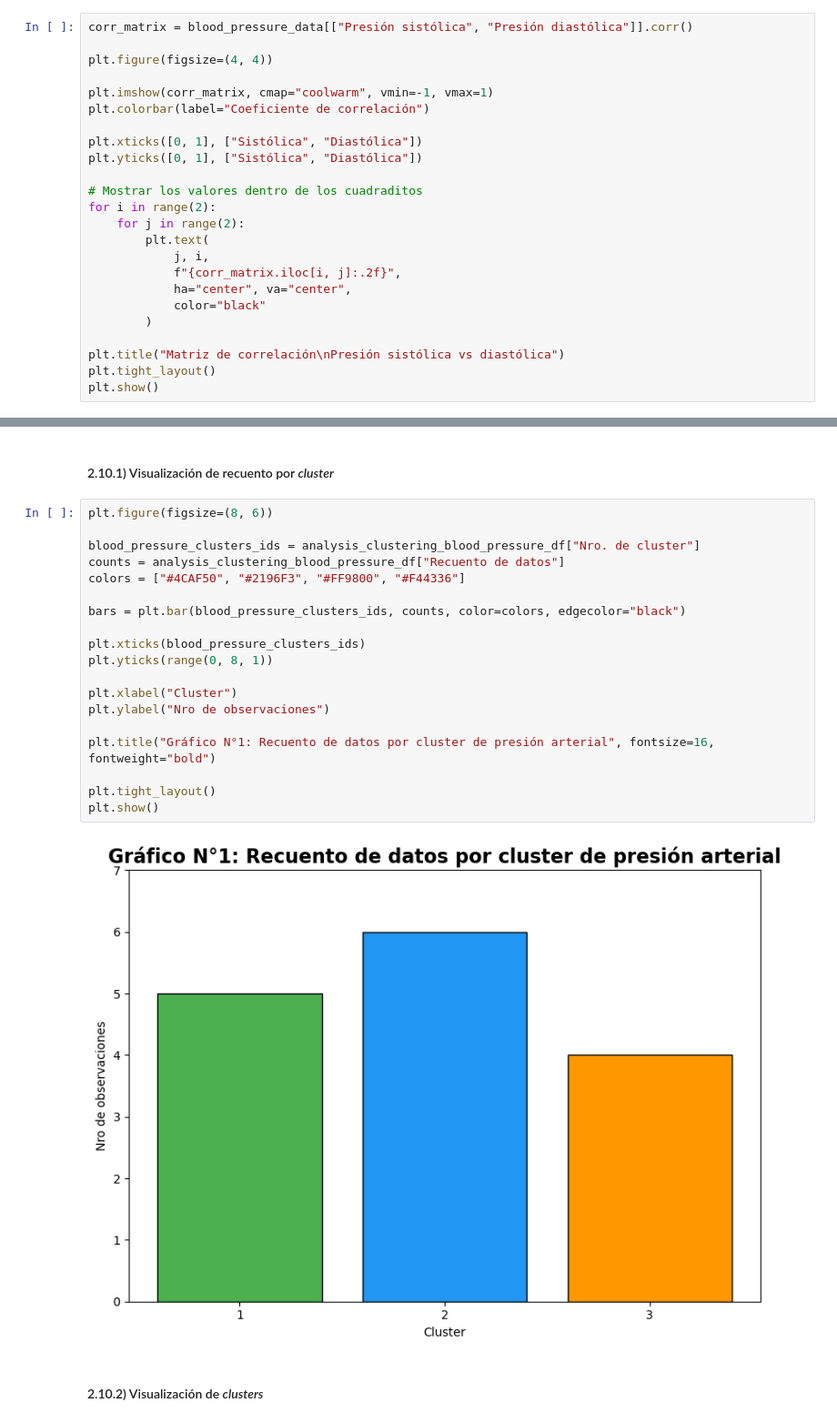
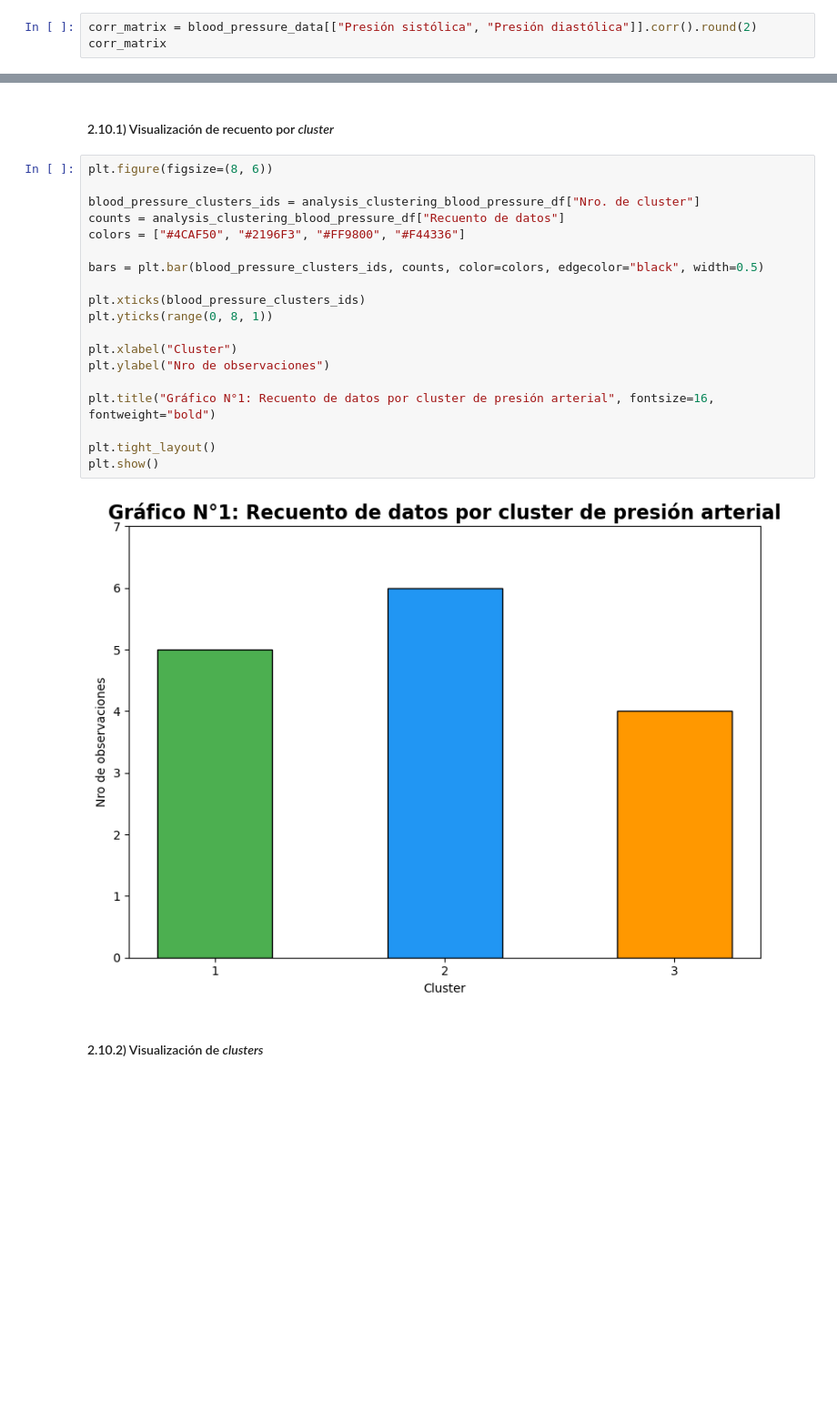
Before and after one commit to Relaxingmusic0474/CK-Means, a Jupyter notebook: ckmeans_ejemplos.ipynb, the cells around one changed output, grey strips where cells are left out. Shown at 91% size. Cells and saved outputs as stored; diff of their text form; blank space fills up the shorter version.

```diff
--- a/ckmeans_ejemplos.ipynb
+++ b/ckmeans_ejemplos.ipynb
@@ -483,27 +483,6 @@ summary
 
 Se verificará que haya cierto nivel de correlación entre la presión sistólica y la presión diastólica para asegurar que tenga sentido reducir la dimensionalidad.
 # %%
-corr_matrix = blood_pressure_data[["Presión sistólica", "Presión diastólica"]].corr()
-
-plt.figure(figsize=(4, 4))
-
-plt.imshow(corr_matrix, cmap="coolwarm", vmin=-1, vmax=1)
-plt.colorbar(label="Coeficiente de correlación")
-
-plt.xticks([0, 1], ["Sistólica", "Diastólica"])
-plt.yticks([0, 1], ["Sistólica", "Diastólica"])
-
-# Mostrar los valores dentro de los cuadraditos
-for i in range(2):
-    for j in range(2):
-        plt.text(
-            j, i,
-            f"{corr_matrix.iloc[i, j]:.2f}",
-            ha="center", va="center",
-            color="black"
-        )
-
-plt.title("Matriz de correlación\nPresión sistólica vs diastólica")
-plt.tight_layout()
-plt.show()
+corr_matrix = blood_pressure_data[["Presión sistólica", "Presión diastólica"]].corr().round(2)
+corr_matrix
 # %% [output]
@@ -853,23 +834,23 @@ La tabla obtenida muestra que si bien el _cluster_ n°3 tiene una cantidad liger
 # %%
 plt.figure(figsize=(8, 6))
 
 blood_pressure_clusters_ids = analysis_clustering_blood_pressure_df["Nro. de cluster"]
 counts = analysis_clustering_blood_pressure_df["Recuento de datos"]
 colors = ["#4CAF50", "#2196F3", "#FF9800", "#F44336"]
 
-bars = plt.bar(blood_pressure_clusters_ids, counts, color=colors, edgecolor="black")
+bars = plt.bar(blood_pressure_clusters_ids, counts, color=colors, edgecolor="black", width=0.5)
 
 plt.xticks(blood_pressure_clusters_ids)
 plt.yticks(range(0, 8, 1))
 
 plt.xlabel("Cluster")
 plt.ylabel("Nro de observaciones")
 
 plt.title("Gráfico N°1: Recuento de datos por cluster de presión arterial", fontsize=16, fontweight="bold")
 
 plt.tight_layout()
 plt.show()
 # %% [output]
-[figure, old version]
+[figure, new version]
 # %% [markdown]
 #### 2.10.2) Visualización de _clusters_
```
Also changed, not shown: parts of 6 cells of this notebook.
